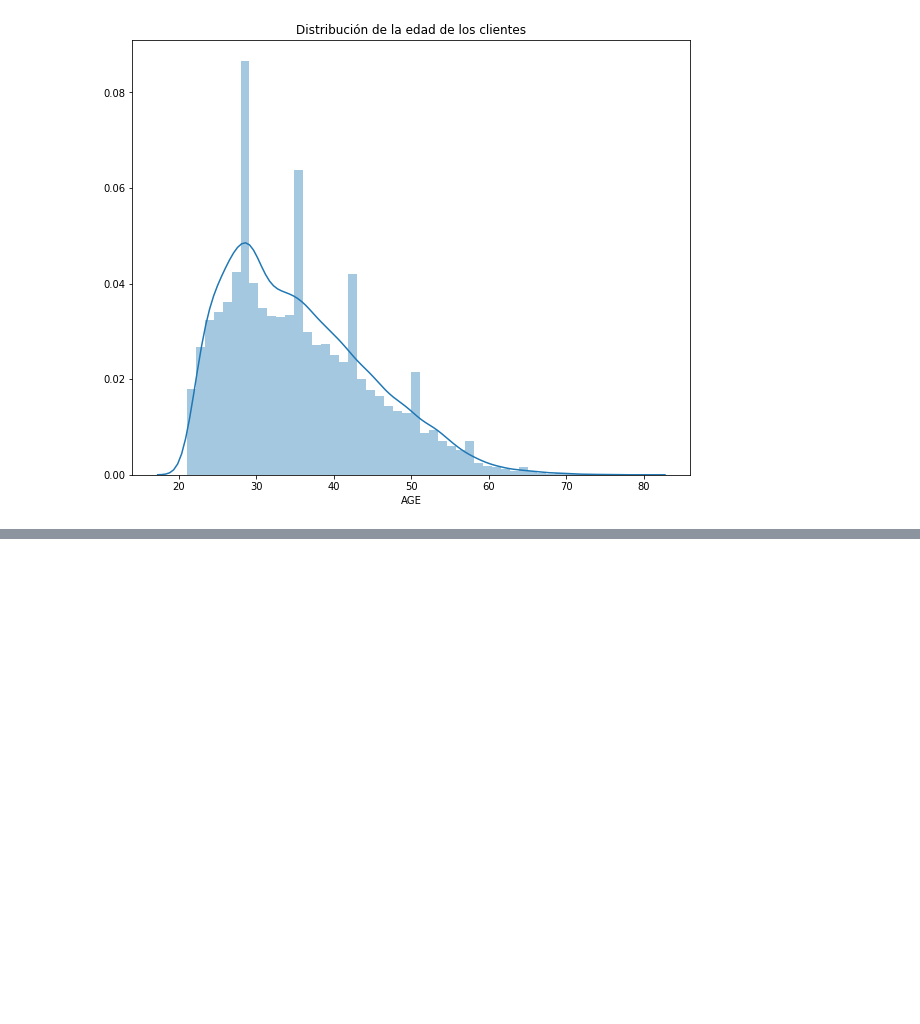
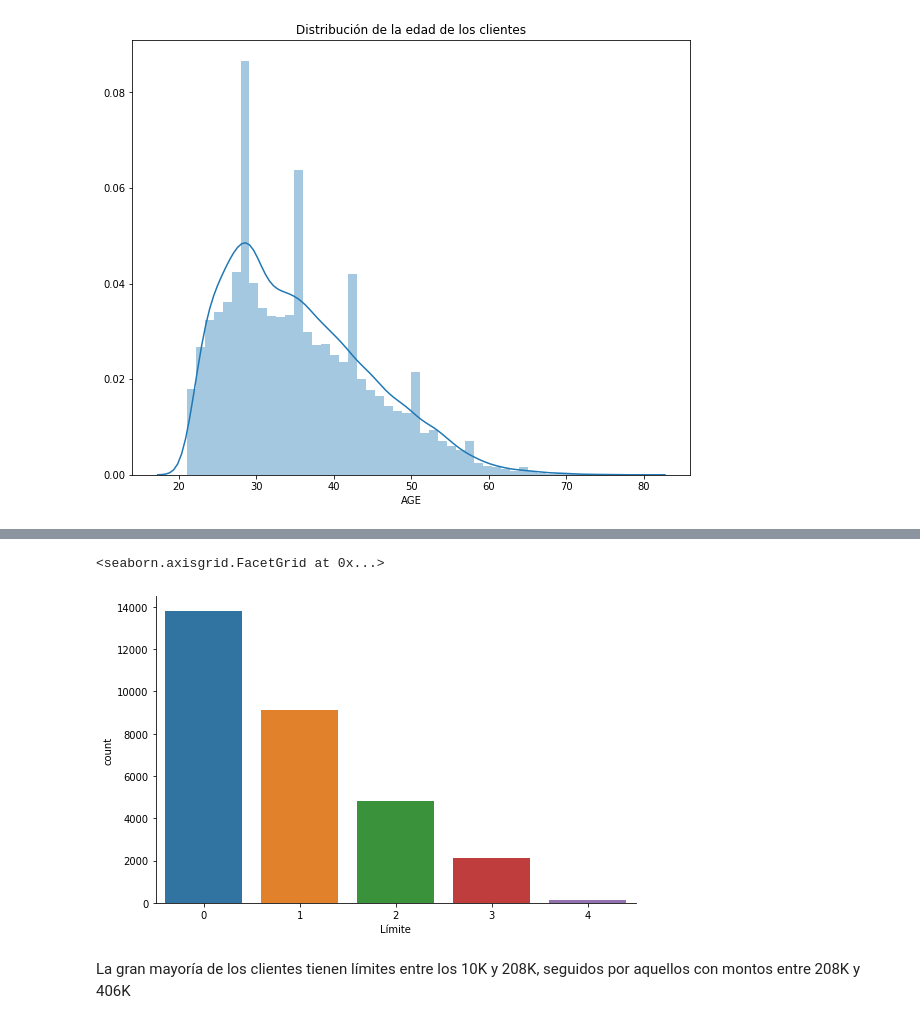
Before and after one commit to rartavia66/Prepare-Explore-Data, a Jupyter notebook: Explore Data.ipynb, the cells around one changed output, grey strips where cells are left out. Drawn from its saved outputs; the diff is of its cells as text; code cells hidden in the pictures; blank space fills up the shorter version.

```diff
--- a/Explore Data.ipynb
+++ b/Explore Data.ipynb
@@ -501,0 +533,7 @@ Text(0.5, 1.0, 'Distribución de la edad de los clientes')
+# %%
+### Proceso para dividir el límite en 4 tractos: 10k a 208K, 208K a 406K, 406K a 604K, 604K a 802K y 802K a 1M
+# Ajusta el dato del límite por rangos
+LIMIT_dis = KBinsDiscretizer(n_bins = 5, encode='ordinal', strategy = "kmeans").fit_transform(credit[['LIMIT_BAL']])
+LIMIT_dis = pd.DataFrame(LIMIT_dis).astype(int)
+LIMIT_dis = LIMIT_dis.rename(columns = {0: 'LIMIT_BAL'})
+credit2[['LIMIT_BAL']] = LIMIT_dis
@@ -501,0 +551,9 @@ Text(0.5, 1.0, 'Distribución de la edad de los clientes')
+# %%
+# Se grafica la cantidad de clientes según la edad
+fg = sns.catplot('LIMIT_BAL', data=credit2, kind='count', aspect=1.5)
+fg.set_xlabels('Límite')
+# %% [output]
+<seaborn.axisgrid.FacetGrid at 0x...>
+[figure, added]
+# %% [markdown]
+La gran mayoría de los clientes tienen límites entre los 10K y 208K, seguidos por aquellos con montos entre 208K y 406K
```
Also changed, not shown: parts of 8 cells of this notebook, 1 other file.
